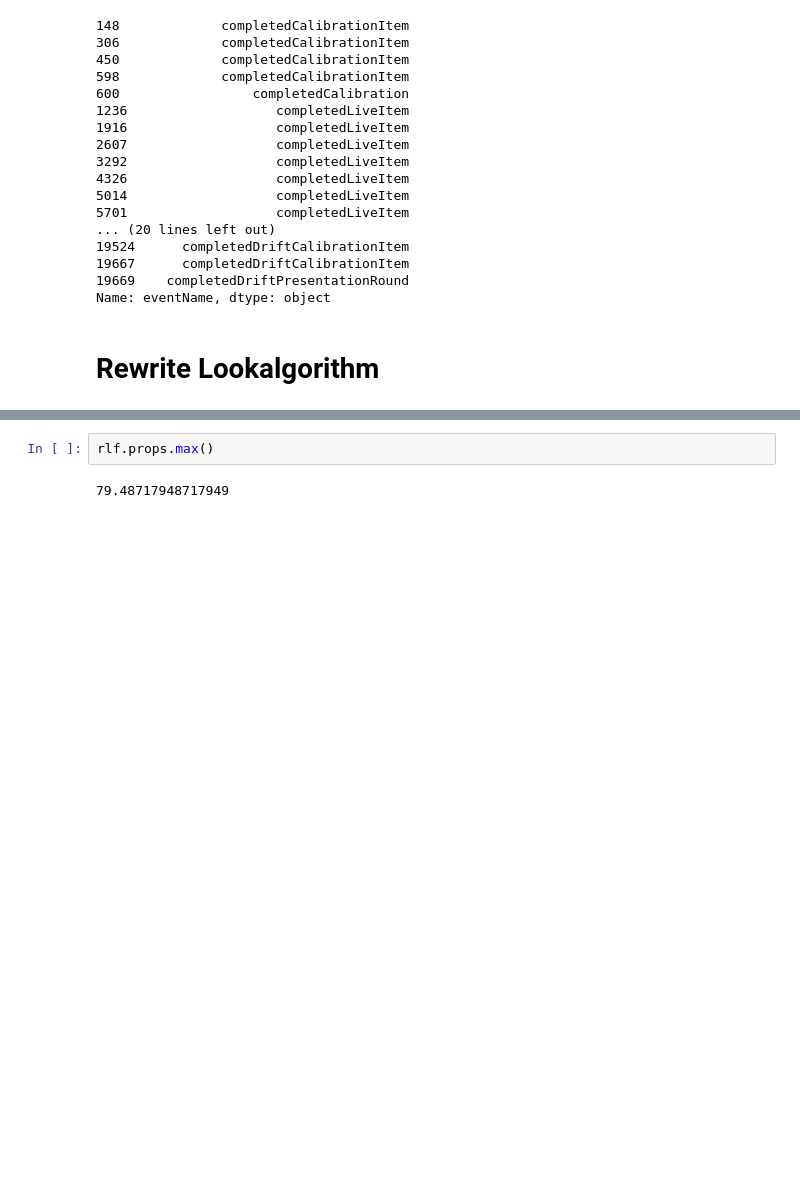
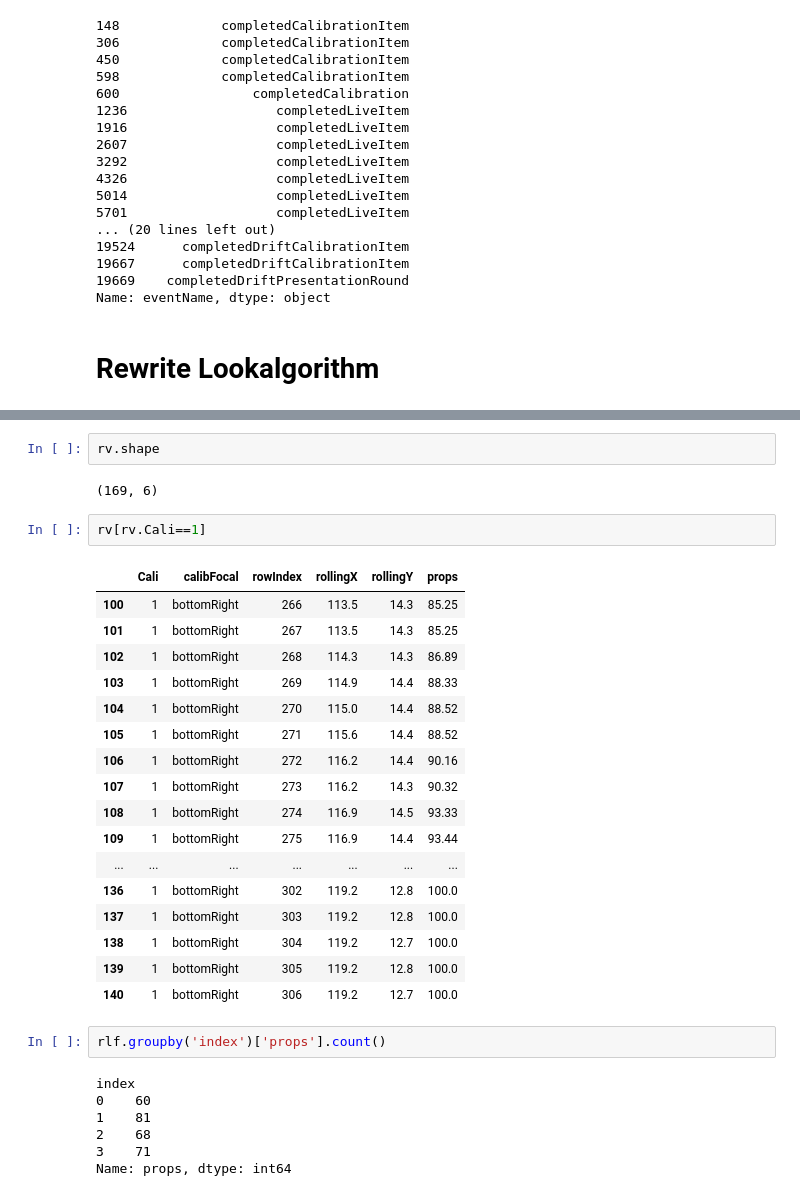
Before and after one commit to tianchu-shu/NWMSS, a Jupyter notebook: gaze.ipynb, the cells around one changed output, grey strips where cells are left out. Drawn from its saved outputs; the diff is of its cells as text; blank space fills up the shorter version.

```diff
--- a/gaze.ipynb
+++ b/gaze.ipynb
@@ -321,4 +390,33 @@ rlf
+# %%
+rv.shape
+# %% [output]
+(169, 6)
+# %%
+rv[rv.Cali==1]
+# %% [output]
+|  | Cali | calibFocal | rowIndex | rollingX | rollingY | props |
+| 100 | 1 | bottomRight | 266 | 113.5 | 14.3 | 85.25 |
+| 101 | 1 | bottomRight | 267 | 113.5 | 14.3 | 85.25 |
+| 102 | 1 | bottomRight | 268 | 114.3 | 14.3 | 86.89 |
+| 103 | 1 | bottomRight | 269 | 114.9 | 14.4 | 88.33 |
+| 104 | 1 | bottomRight | 270 | 115.0 | 14.4 | 88.52 |
+| 105 | 1 | bottomRight | 271 | 115.6 | 14.4 | 88.52 |
+| 106 | 1 | bottomRight | 272 | 116.2 | 14.4 | 90.16 |
+| 107 | 1 | bottomRight | 273 | 116.2 | 14.3 | 90.32 |
+| 108 | 1 | bottomRight | 274 | 116.9 | 14.5 | 93.33 |
+| 109 | 1 | bottomRight | 275 | 116.9 | 14.4 | 93.44 |
+| ... | ... | ... | ... | ... | ... | ... |
+| 136 | 1 | bottomRight | 302 | 119.2 | 12.8 | 100.0 |
+| 137 | 1 | bottomRight | 303 | 119.2 | 12.8 | 100.0 |
+| 138 | 1 | bottomRight | 304 | 119.2 | 12.7 | 100.0 |
+| 139 | 1 | bottomRight | 305 | 119.2 | 12.8 | 100.0 |
+| 140 | 1 | bottomRight | 306 | 119.2 | 12.7 | 100.0 |
 # %%
-rlf.props.max()
+rlf.groupby('index')['props'].count()
 # %% [output]
-79.48717948717949
+index
+0    60
+1    81
+2    68
+3    71
+Name: props, dtype: int64
```
Also changed, not shown: parts of 8 cells of this notebook.
